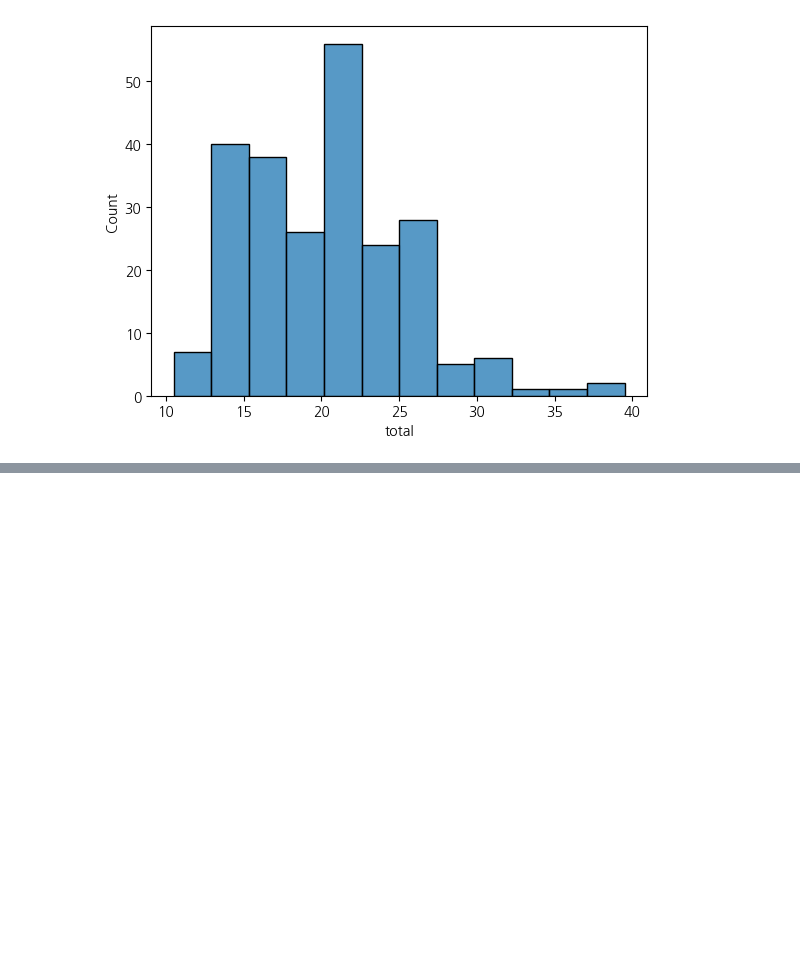
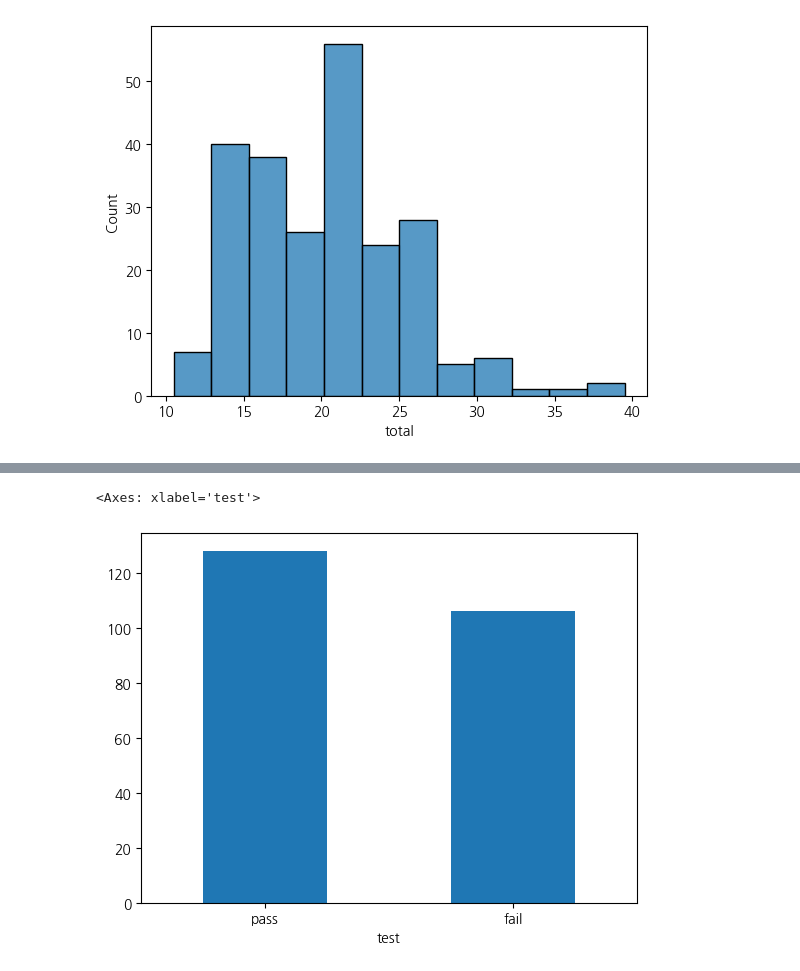
Before and after one commit to kimdfarm/2025-1-myclass-BDA, a Jupyter notebook: inclass/05w_B_tue_0402_easy_ch05_06.ipynb, the cells around one changed output, grey strips where cells are left out. Saved outputs shown, nothing was run; the diff lists cells and outputs as text; code cells hidden in the pictures; blank space fills up the shorter version.

```diff
--- a/inclass/05w_B_tue_0402_easy_ch05_06.ipynb
+++ b/inclass/05w_B_tue_0402_easy_ch05_06.ipynb
@@ -322,0 +378,5 @@ sns.histplot(mpg , x="total")
+# %%
+mpg.test.value_counts().plot.bar(rot=0)
+# %% [output]
+<Axes: xlabel='test'>
+[figure, added]
```
Also changed, not shown: parts of 47 cells of this notebook.
